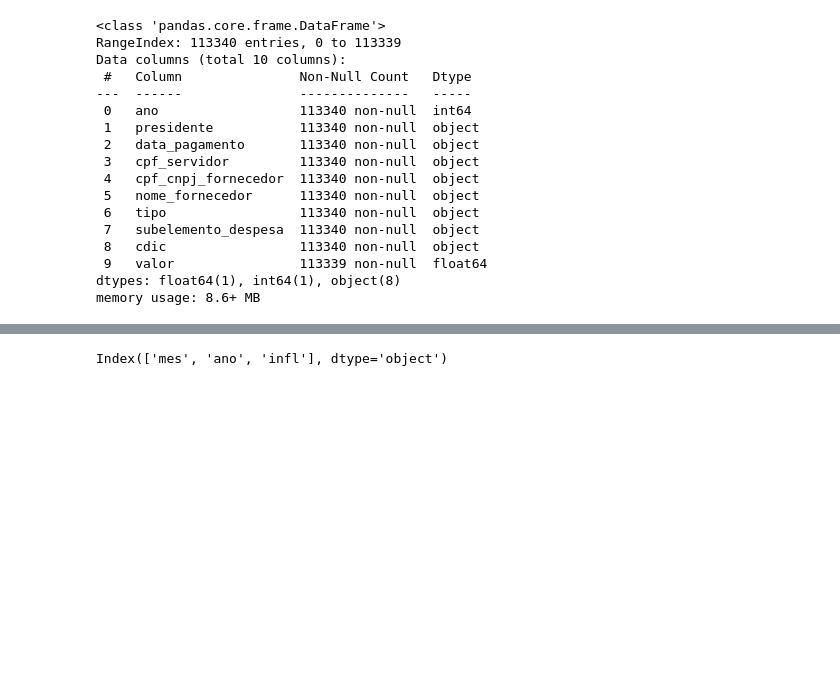
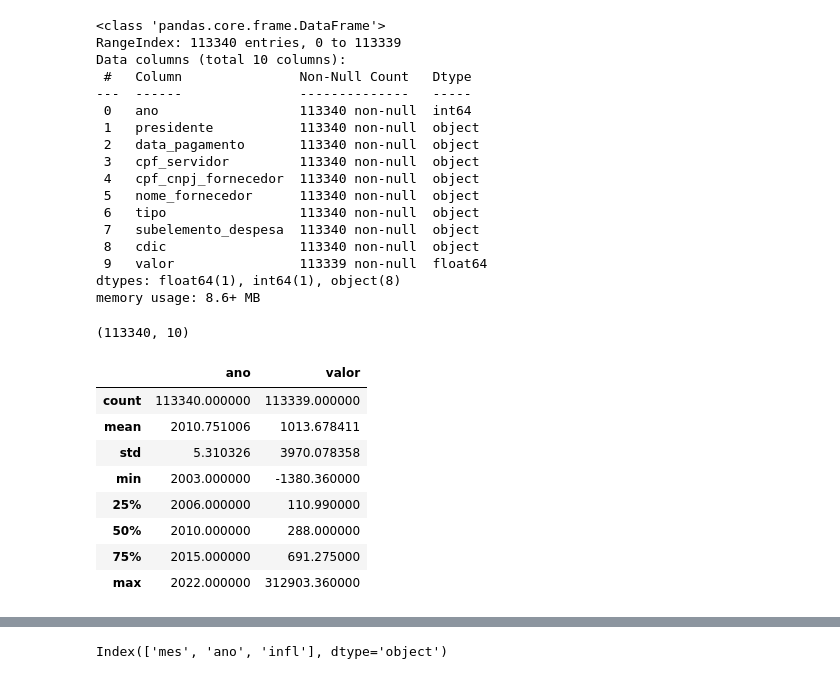
Before and after one commit to felipereis150/gastos_presidenciais, a Jupyter notebook: main.ipynb, the cells around one changed output, grey strips where cells are left out. Drawn from its saved outputs; the diff is of its cells as text; code cells hidden in the pictures; blank space fills up the shorter version.

```diff
--- a/main.ipynb
+++ b/main.ipynb
@@ -24,3 +24,19 @@ Data columns (total 10 columns):
  9   valor                113339 non-null  float64
 dtypes: float64(1), int64(1), object(8)
 memory usage: 8.6+ MB
+# %%
+df.shape
+# %% [output]
+(113340, 10)
+# %%
+df.describe()
+# %% [output]
+|  | ano | valor |
+| count | 113340.000000 | 113339.000000 |
+| mean | 2010.751006 | 1013.678411 |
+| std | 5.310326 | 3970.078358 |
+| min | 2003.000000 | -1380.360000 |
+| 25% | 2006.000000 | 110.990000 |
+| 50% | 2010.000000 | 288.000000 |
+| 75% | 2015.000000 | 691.275000 |
+| max | 2022.000000 | 312903.360000 |
```
Also changed, not shown: parts of 4 cells of this notebook.
